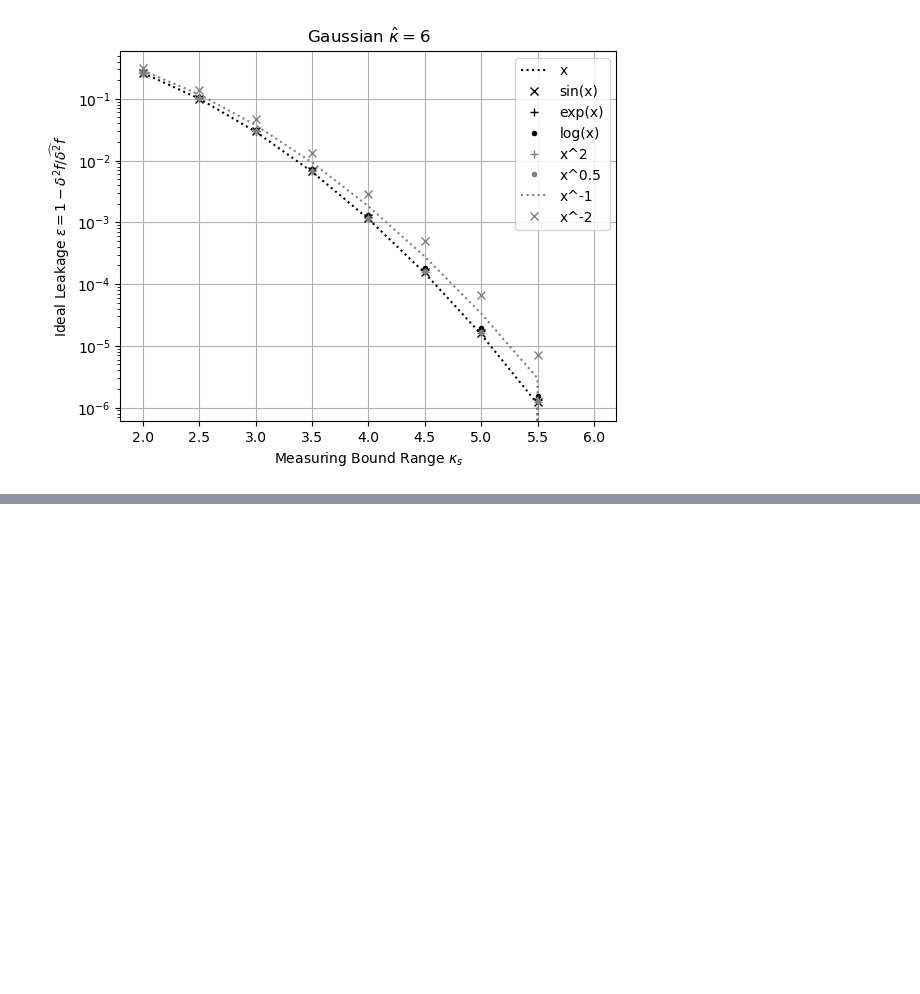
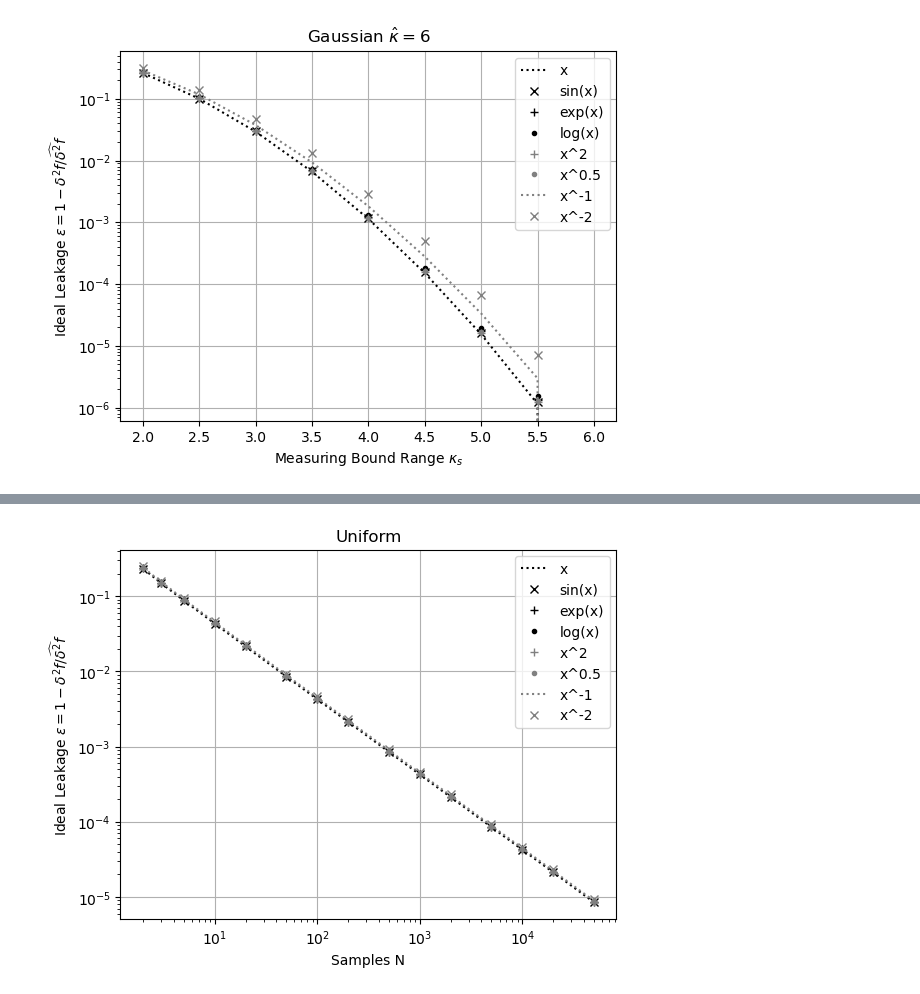
Before and after one commit to Chengpu0707/VarianceArithmetic, a Jupyter notebook: IPyNb/StatisticalBounding.ipynb, the cells around one changed output, grey strips where cells are left out. Saved outputs shown, nothing was run; the diff lists cells and outputs as text; code cells hidden in the pictures; blank space fills up the shorter version.

```diff
--- a/IPyNb/StatisticalBounding.ipynb
+++ b/IPyNb/StatisticalBounding.ipynb
@@ -123,7 +144,7 @@ def plotFunc(dfF, kappa, title,
              xlim=None, ylim=None):
     fig, ax = plt.subplots()
     ax.set_title(title)
-    if kappa:
+    if kappa or kappa is None:
         ax.set_xscale('log')
         ax.set_xlabel('Samples N')
     else:
@@ -136,17 +157,23 @@ def plotFunc(dfF, kappa, title,
     ax.set_ylabel(ylabel)
     plt.grid(True)
     for func, style in (('x', 'k:'), ('sin(x)', 'kx'), ('exp(x)', 'k+'), ('log(x)', 'k.')):
-        if kappa:
+        if kappa is None:
+            dfPlot = dfF[(dfF['Function'] == func)]
+        elif kappa:
             dfPlot = dfF[(dfF['Function'] == func) & (dfF['Samples'] > 0) & (dfF['Kappa'] == kappa)]
         else:
              dfPlot = dfF[(dfF['Function'] == func) & (dfF['Samples'] == 0)]
-        ax.plot(dfPlot['Samples'] if kappa else dfPlot['Kappa'], dfPlot[value], style, label=func)
+        ax.plot(dfPlot['Samples'] if kappa or kappa is None else dfPlot['Kappa'],
+                dfPlot[value], style, label=func)
     for func, style in (('x^2', '+'), ('x^0.5', '.'), ('x^-1', ':'), ('x^-2', 'x')):
-        if kappa:
+        if kappa is None:
+            dfPlot = dfF[(dfF['Function'] == func)]
+        elif kappa:
             dfPlot = dfF[(dfF['Function'] == func) & (dfF['Samples'] > 0) & (dfF['Kappa'] == kappa)]
         else:
              dfPlot = dfF[(dfF['Function'] == func) & (dfF['Samples'] == 0)]
-        ax.plot(dfPlot['Samples'] if kappa else dfPlot['Kappa'], dfPlot[value], style, color='gray', label=func)
+        ax.plot(dfPlot['Samples'] if kappa or kappa is None else dfPlot['Kappa'],
+                dfPlot[value], style, color='gray', label=func)
     ax.legend(bbox_to_anchor=(1, 1))
 # %%
 dfN = pd.read_csv("../Python/Output/NormalBounding.txt", sep='\t')
@@ -174,3 +201,6 @@ plotFunc(dfN, kappa=4, title=r'Gaussian $\kappa_s=4$')
 plotFunc(dfN, kappa=0, title=r'Gaussian $\hat{\kappa}=6$')
 # %% [output]
 [figure]
+# %%
+dfU = pd.read_csv("../Python/Output/UniformBounding.txt", sep='\t')
+dfU.head()
@@ -176,0 +214,4 @@ plotFunc(dfN, kappa=0, title=r'Gaussian $\hat{\kappa}=6$')
+# %%
+plotFunc(dfU, kappa=None, title='Uniform')
+# %% [output]
+[figure, added]
```
Also changed, not shown: parts of 9 cells of this notebook, 12 other files.
